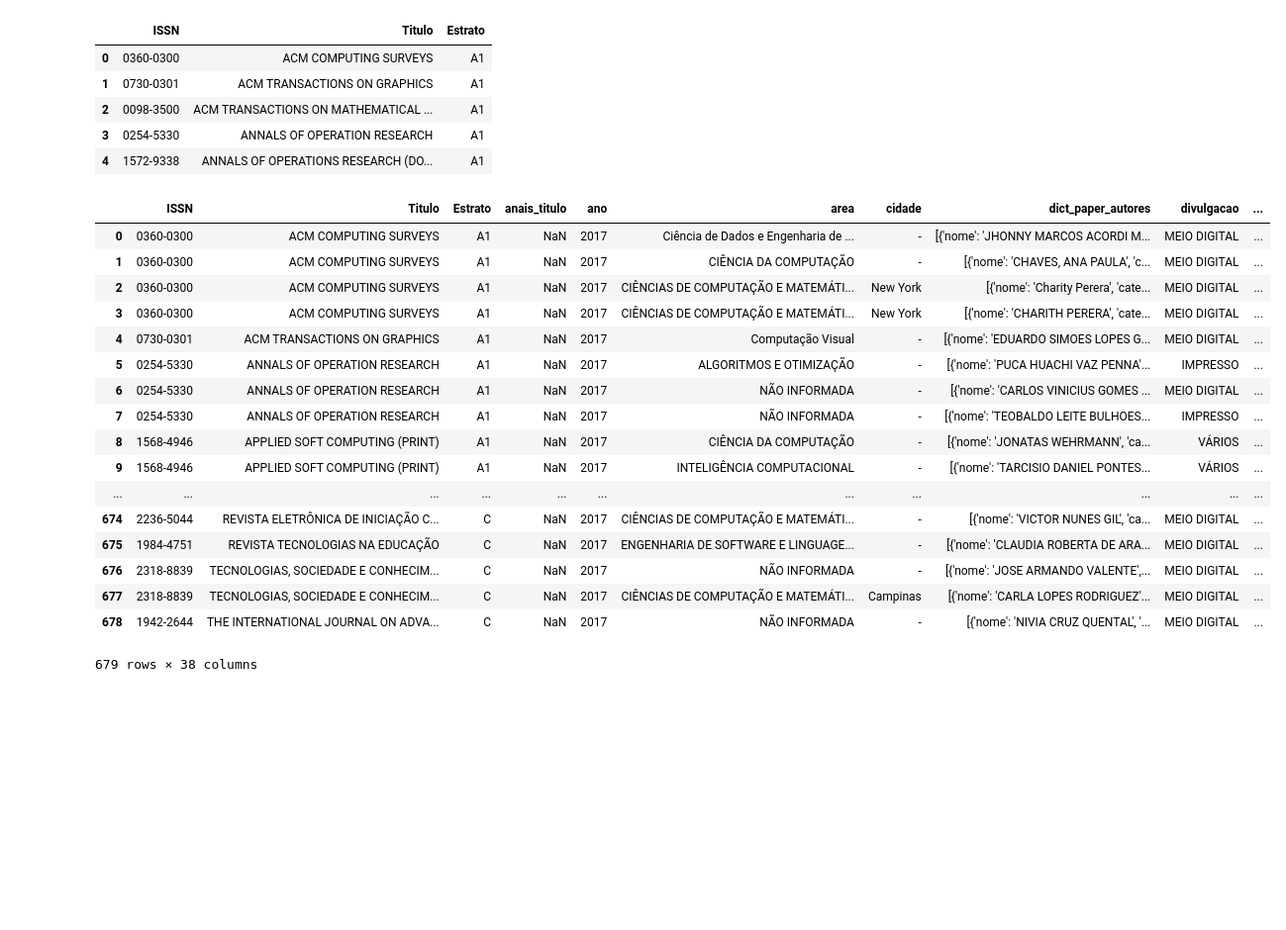
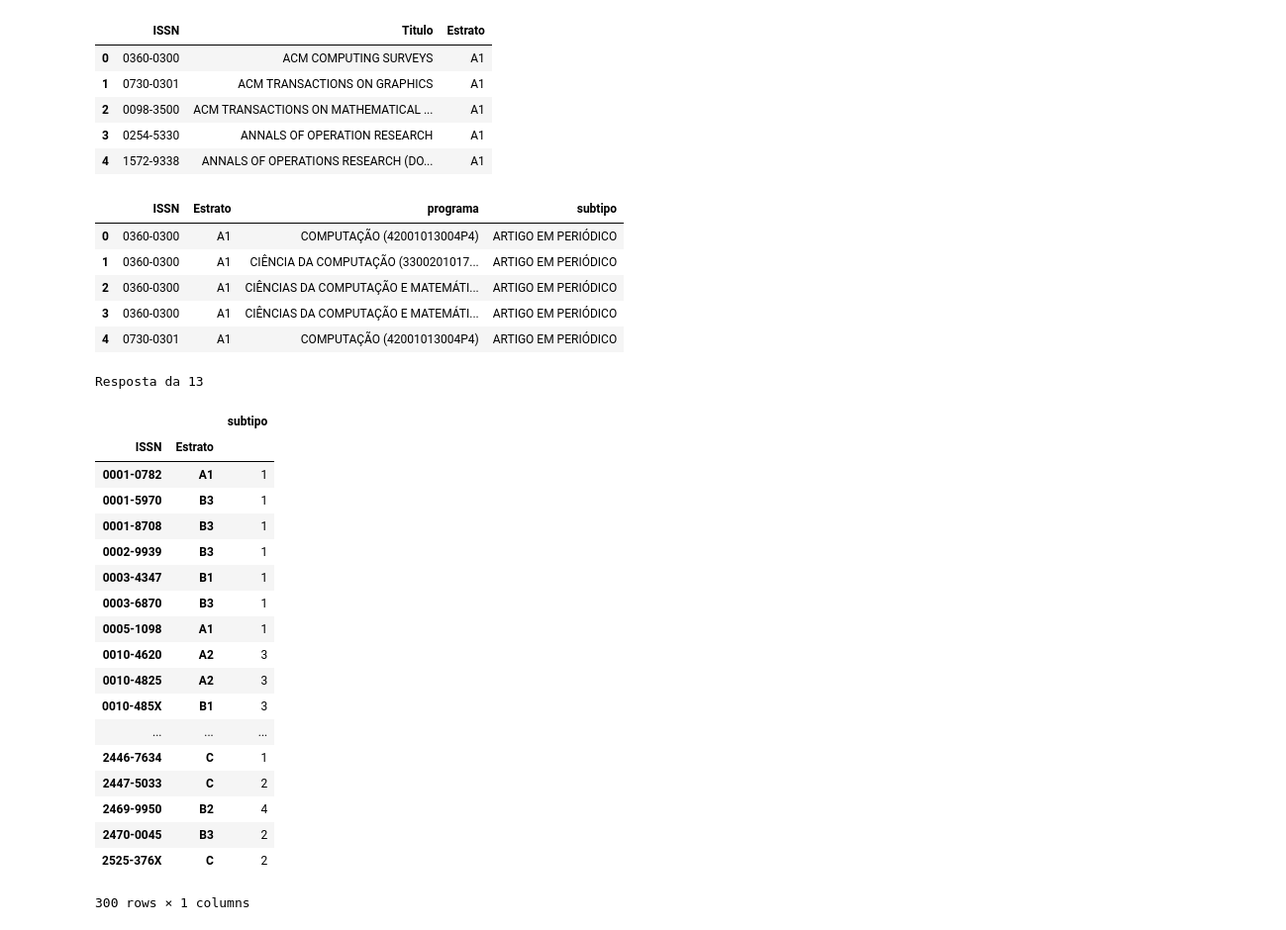
Before and after one commit to LuiisClaudio/INF1032-DataScience, a Jupyter notebook: T1.1 Enunciado - Analise descritiva de dados de PG.ipynb, the cells around one changed output. Shown: that part at 99% size. Cells and saved outputs as stored; diff of their text form; code cells hidden in the pictures; blank space fills up the shorter version.

```diff
--- a/T1.1 Enunciado - Analise descritiva de dados de PG.ipynb
+++ b/T1.1 Enunciado - Analise descritiva de dados de PG.ipynb
@@ -489,40 +493,24 @@ df_qualis.head()
 # %%
 def faz_join_qualis_producao(df_qualis, df_producao):
     #pd.merge(df_a, df_b, on='subject_id', how='outer')
     df_producao['ISSN'] = ''
     for i in range(len(df_producao)):
         if type(df_producao.periodico.iloc[i]) != float:
             df_producao.ISSN.iloc[i] = df_producao.periodico.iloc[i][1:10]
     new_df = pd.merge(df_qualis, df_producao, on='ISSN', how='inner')
-    #for i in range(len(df_qualis)):
-    #    for j in range(len(df_producao)):
-    #        if type(df_qualis.ISSN.iloc[i]) != float  and type(df_producao.periodico.iloc[j]) != float:
-    #            #print 'Entrei'
-    #            #print df_qualis.ISSN.iloc[i],df_producao.periodico.iloc[j][1:10]
-    #            if df_qualis.ISSN.iloc[i] == df_producao.periodico.iloc[j][1:10]:
-    #                print 'Achei'
-    return new_df
-faz_join_qualis_producao(df_qualis, df_producao)
+
+    return new_df[['ISSN','Estrato', 'programa', 'subtipo']]
+df_programa_estrato = faz_join_qualis_producao(df_qualis, df_producao)
+df_programa_estrato.head()
 # %% [output]
-|  | ISSN | Titulo | Estrato | anais_titulo | ano | area | cidade | dict_paper_autores | divulgacao | ... |
-| 0 | 0360-0300 | ACM COMPUTING SURVEYS | A1 | NaN | 2017 | Ciência de Dados e Engenharia de ... | - | [{'nome': 'JHONNY MARCOS ACORDI M... | MEIO DIGITAL | ... |
-| 1 | 0360-0300 | ACM COMPUTING SURVEYS | A1 | NaN | 2017 | CIÊNCIA DA COMPUTAÇÃO | - | [{'nome': 'CHAVES, ANA PAULA', 'c... | MEIO DIGITAL | ... |
-| 2 | 0360-0300 | ACM COMPUTING SURVEYS | A1 | NaN | 2017 | CIÊNCIAS DE COMPUTAÇÃO E MATEMÁTI... | New York | [{'nome': 'Charity Perera', 'cate... | MEIO DIGITAL | ... |
-| 3 | 0360-0300 | ACM COMPUTING SURVEYS | A1 | NaN | 2017 | CIÊNCIAS DE COMPUTAÇÃO E MATEMÁTI... | New York | [{'nome': 'CHARITH PERERA', 'cate... | MEIO DIGITAL | ... |
-| 4 | 0730-0301 | ACM TRANSACTIONS ON GRAPHICS | A1 | NaN | 2017 | Computação Visual | - | [{'nome': 'EDUARDO SIMOES LOPES G... | MEIO DIGITAL | ... |
-| 5 | 0254-5330 | ANNALS OF OPERATION RESEARCH | A1 | NaN | 2017 | ALGORITMOS E OTIMIZAÇÃO | - | [{'nome': 'PUCA HUACHI VAZ PENNA'... | IMPRESSO | ... |
-| 6 | 0254-5330 | ANNALS OF OPERATION RESEARCH | A1 | NaN | 2017 | NÃO INFORMADA | - | [{'nome': 'CARLOS VINICIUS GOMES ... | MEIO DIGITAL | ... |
-| 7 | 0254-5330 | ANNALS OF OPERATION RESEARCH | A1 | NaN | 2017 | NÃO INFORMADA | - | [{'nome': 'TEOBALDO LEITE BULHOES... | IMPRESSO | ... |
-| 8 | 1568-4946 | APPLIED SOFT COMPUTING (PRINT) | A1 | NaN | 2017 | CIÊNCIA DA COMPUTAÇÃO | - | [{'nome': 'JONATAS WEHRMANN', 'ca... | VÁRIOS | ... |
-| 9 | 1568-4946 | APPLIED SOFT COMPUTING (PRINT) | A1 | NaN | 2017 | INTELIGÊNCIA COMPUTACIONAL | - | [{'nome': 'TARCISIO DANIEL PONTES... | VÁRIOS | ... |
-| ... | ... | ... | ... | ... | ... | ... | ... | ... | ... | ... |
-| 674 | 2236-5044 | REVISTA ELETRÔNICA DE INICIAÇÃO C... | C | NaN | 2017 | CIÊNCIAS DE COMPUTAÇÃO E MATEMÁTI... | - | [{'nome': 'VICTOR NUNES GIL', 'ca... | MEIO DIGITAL | ... |
-| 675 | 1984-4751 | REVISTA TECNOLOGIAS NA EDUCAÇÃO | C | NaN | 2017 | ENGENHARIA DE SOFTWARE E LINGUAGE... | - | [{'nome': 'CLAUDIA ROBERTA DE ARA... | MEIO DIGITAL | ... |
-| 676 | 2318-8839 | TECNOLOGIAS, SOCIEDADE E CONHECIM... | C | NaN | 2017 | NÃO INFORMADA | - | [{'nome': 'JOSE ARMANDO VALENTE',... | MEIO DIGITAL | ... |
-| 677 | 2318-8839 | TECNOLOGIAS, SOCIEDADE E CONHECIM... | C | NaN | 2017 | CIÊNCIAS DE COMPUTAÇÃO E MATEMÁTI... | Campinas | [{'nome': 'CARLA LOPES RODRIGUEZ'... | MEIO DIGITAL | ... |
-| 678 | 1942-2644 | THE INTERNATIONAL JOURNAL ON ADVA... | C | NaN | 2017 | NÃO INFORMADA | - | [{'nome': 'NIVIA CRUZ QUENTAL', '... | MEIO DIGITAL | ... |
+|  | ISSN | Estrato | programa | subtipo |
+| 0 | 0360-0300 | A1 | COMPUTAÇÃO (42001013004P4) | ARTIGO EM PERIÓDICO |
+| 1 | 0360-0300 | A1 | CIÊNCIA DA COMPUTAÇÃO (3300201017... | ARTIGO EM PERIÓDICO |
+| 2 | 0360-0300 | A1 | CIÊNCIAS DA COMPUTAÇÃO E MATEMÁTI... | ARTIGO EM PERIÓDICO |
+| 3 | 0360-0300 | A1 | CIÊNCIAS DA COMPUTAÇÃO E MATEMÁTI... | ARTIGO EM PERIÓDICO |
+| 4 | 0730-0301 | A1 | COMPUTAÇÃO (42001013004P4) | ARTIGO EM PERIÓDICO |
-679 rows × 38 columns
 # %%
+
 def descobre_qtd_titulo_por_extrato(df):
     estrato = df.Estrato.unique()
     qtd_titulo_extrato = []
@@ -540,8 +528,33 @@ def descobre_qtd_titulo_por_extrato(df):
         ret_aux.append([estrato[i], qtd_titulo_extrato[i]])
     df_ret = pd.DataFrame(ret_aux, columns = ['estrato', 'total'])
     return df_ret
-df_estrato = descobre_qtd_titulo_por_extrato(df_qualis)
-df_estrato
+df_estrato = descobre_qtd_titulo_por_extrato(df_programa_estrato)
+#df_estrato
+#print df_programa_estrato.head()
+df_programa_estrato_grouped = df_programa_estrato[['ISSN', 'Estrato', 'subtipo']].groupby(['ISSN', 'Estrato'])
+print('Resposta da 13')
+df_programa_estrato_grouped.count()
+# %% [output]
+Resposta da 13
+|  |  | subtipo |
+| ISSN | Estrato |  |
+| 0001-0782 | A1 | 1 |
+| 0001-5970 | B3 | 1 |
+| 0001-8708 | B3 | 1 |
+| 0002-9939 | B3 | 1 |
+| 0003-4347 | B1 | 1 |
+| 0003-6870 | B3 | 1 |
+| 0005-1098 | A1 | 1 |
+| 0010-4620 | A2 | 3 |
+| 0010-4825 | A2 | 3 |
+| 0010-485X | B1 | 3 |
+| ... | ... | ... |
+| 2446-7634 | C | 1 |
+| 2447-5033 | C | 2 |
+| 2469-9950 | B2 | 4 |
+| 2470-0045 | B3 | 2 |
+| 2525-376X | C | 2 |
+300 rows × 1 columns
 # %%
 #14) Considerando os pesos dos artigos de cada estrato do índice restrito ({'A1': 1, 'A2': 0.85, 'B1': 0.70}),
 #qual o índice restrito relativo de cada programa, considerando apenas os artigos em periódicos,
```
Also changed, not shown: parts of 4 cells of this notebook, 1 other file.
